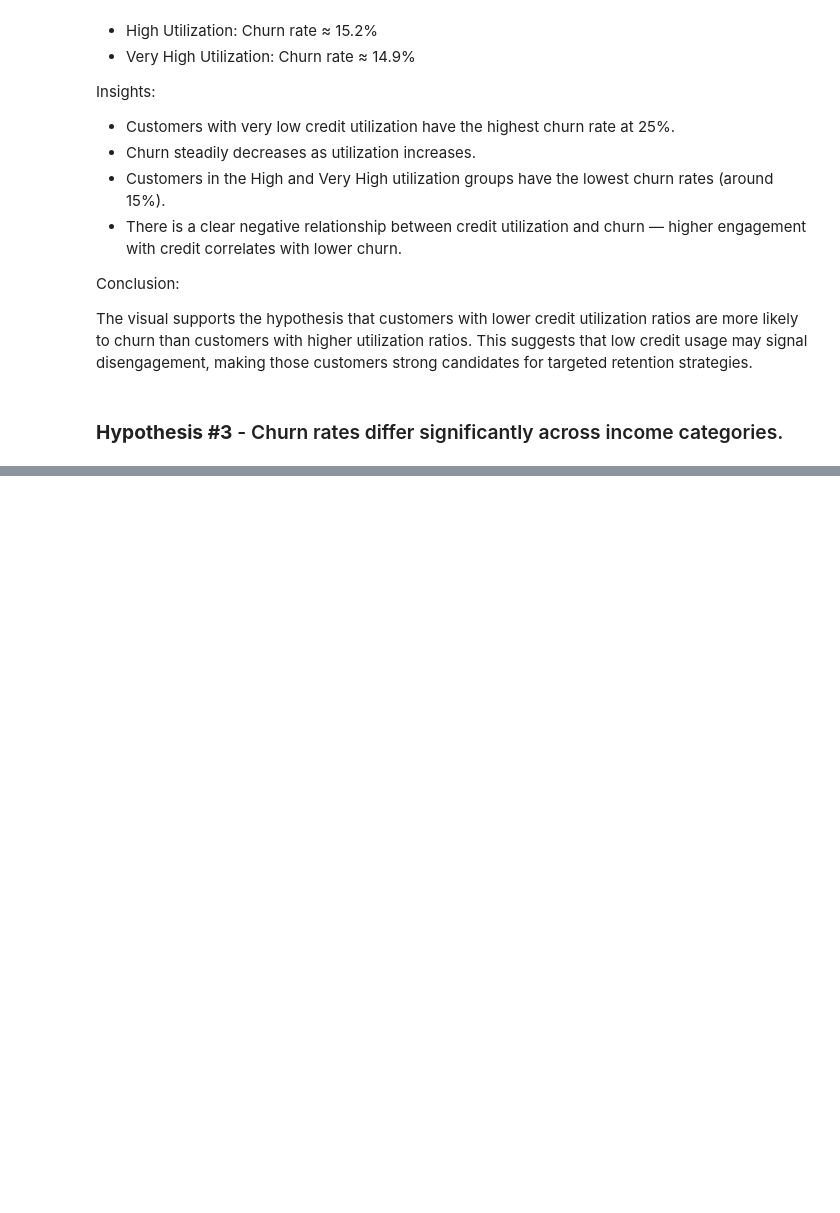
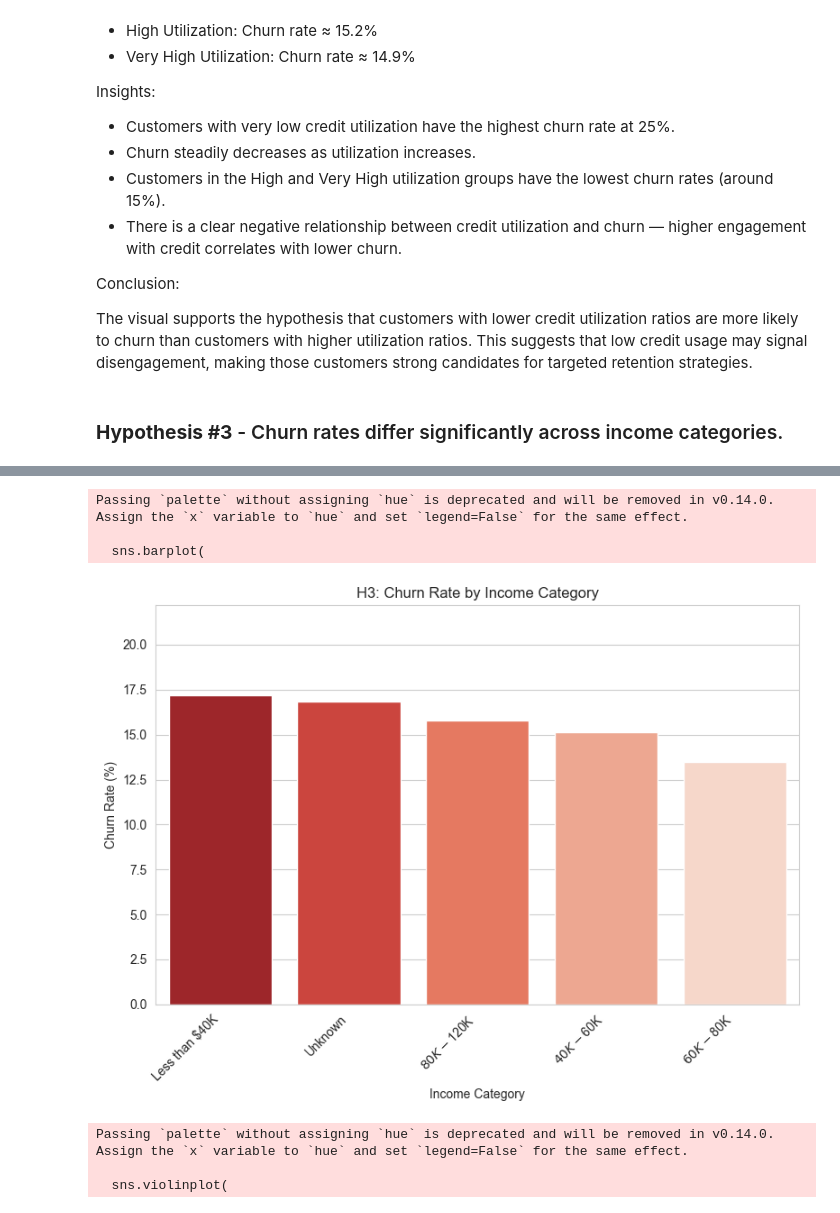
Before and after one commit to Syed313110/cc_customer_churn_analysis, a Jupyter notebook: jupyter_notebooks/02_eda_statistics.ipynb, the cells around one changed output, grey strips where cells are left out. Drawn from its saved outputs; the diff is of its cells as text; code cells hidden in the pictures; blank space fills up the shorter version.

```diff
--- a/jupyter_notebooks/02_eda_statistics.ipynb
+++ b/jupyter_notebooks/02_eda_statistics.ipynb
@@ -223,0 +326,79 @@ The visual supports the hypothesis that customers with lower credit utilization
+# %%
+import pandas as pd
+import matplotlib.pyplot as plt
+import seaborn as sns
+
+# ------------------------------
+# Step 1: Melt Income Columns
+# ------------------------------
+income_cols = [
+    'Income_Category_$40K - $60K',
+    'Income_Category_$60K - $80K',
+    'Income_Category_$80K - $120K',
+    'Income_Category_Less than $40K',
+    'Income_Category_Unknown'
+]
+
+df_income = df.melt(
+    id_vars=['Attrition_Flag'],
+    value_vars=income_cols,
+    var_name='Income_Category',
+    value_name='Indicator'
+)
+
+# Keep only True rows
+df_income = df_income[df_income['Indicator'] == True].copy()
+df_income['Income_Category'] = df_income['Income_Category'].str.replace('Income_Category_', '')
+
+# ------------------------------
+# Step 2: Compute Churn Rate per Income Category
+# ------------------------------
+# Convert Attrition_Flag to 0 (Current) / 1 (Attrited) if necessary
+# In your dataset, Attrition_Flag seems to be 0/1
+churn_rates = df_income.groupby('Income_Category')['Attrition_Flag'].mean() * 100
+
+# Sort by churn rate for better visualization
+churn_rates = churn_rates.sort_values(ascending=False)
+
+# ------------------------------
+# Step 3: Plot Churn Rate
+# ------------------------------
+plt.figure(figsize=(8,6))
+sns.barplot(
+    x=churn_rates.index,
+    y=churn_rates.values,
+    palette='Reds_r'
+)
+plt.ylabel("Churn Rate (%)")
+plt.xlabel("Income Category")
+plt.title("H3: Churn Rate by Income Category")
+plt.xticks(rotation=45, ha='right')
+plt.ylim(0, churn_rates.max() + 5)
+plt.tight_layout()
+plt.show()
+
+# ------------------------------
+# Optional: Violin Plot of Inactivity
+# ------------------------------
+sns.set_style("whitegrid")
+plt.figure(figsize=(8,6))
+sns.violinplot(
+    x='Attrition_Flag',
+    y='Months_Inactive_12_mon',
+    data=df,
+    palette=['#4ECDC4', '#FF6B6B'],
+    inner='box'
+)
+plt.xticks([0,1], ['Current Customer', 'Attrited Customer'])
+plt.title("H3: Inactivity Distribution by Churn Status", fontsize=14, fontweight='bold')
+plt.xlabel("Customer Status")
+plt.ylabel("Months Inactive (Last 12 Months)")
+plt.show()
+# %% [output]
+Passing `palette` without assigning `hue` is deprecated and will be removed in v0.14.0. Assign the `x` variable to `hue` and set `legend=False` for the same effect.
+
+  sns.barplot(
+[figure, added]
+Passing `palette` without assigning `hue` is deprecated and will be removed in v0.14.0. Assign the `x` variable to `hue` and set `legend=False` for the same effect.
+
+  sns.violinplot(
```
Also changed, not shown: parts of 3 cells of this notebook.
